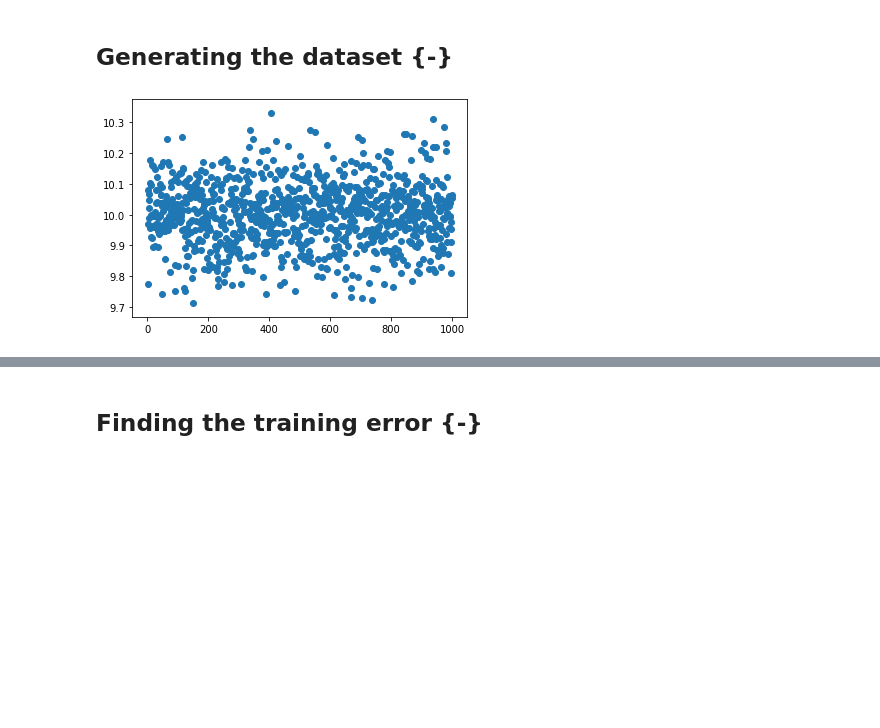
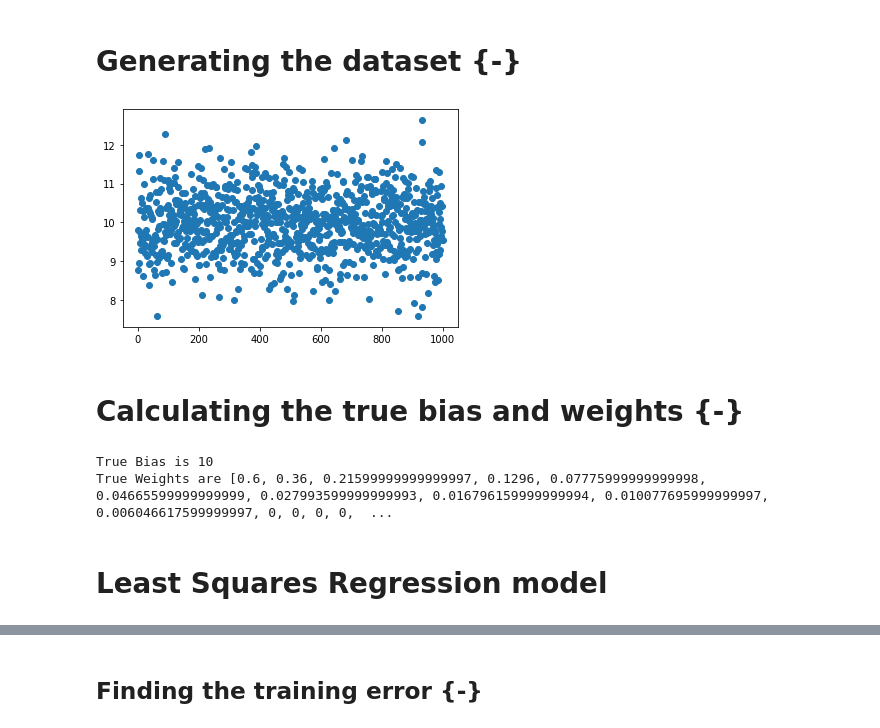
Before and after one commit to harsh-bhatt-25/ML_CS536, a Jupyter notebook: Assignment 5/Linear Regression.ipynb, the cells around one changed output, grey strips where cells are left out. Drawn from its saved outputs; the diff is of its cells as text; code cells hidden in the pictures; blank space fills up the shorter version.

```diff
--- a/Assignment 5/Linear Regression.ipynb
+++ b/Assignment 5/Linear Regression.ipynb
@@ -2,7 +2,7 @@
 import numpy as np
 import matplotlib.pyplot as plt
 # %% [markdown]
-## Generating the dataset {-}
+# Generating the dataset {-}
 # %%
 def generate(k):
 
@@ -34,18 +34,18 @@ def generate(k):
 
 
         def generate_y(x):
-            for i in range(1, 11):
-                a = ((0.6 ** i) * x[i])
-            Y[j] = 10 + a + np.random.normal(mu, sigma_sq)
-
+            a = [0.6**(i) for i in range(1,11)]
+            Y[j] = 10 + np.dot(a, x[1:11]) + np.random.normal(mu, sigma_sq)
 
         generate_x()
         generate_y(x_val)
-    plt.scatter([p+1 for p in range(k)], Y)
-    plt.show()
+
     return X, Y
 # %%
 # The parameter passed here is the 'm', i.e., number of datapoints.
-lr_x, lr_y = generate(1000)
+m_datapoints = 1000
+lr_x, lr_y = generate(m_datapoints)
+plt.scatter([p+1 for p in range(m_datapoints)], lr_y)
+plt.show()
 # %% [output]
-[figure, old version]
+[figure, new version]
@@ -53,0 +52,14 @@ lr_x, lr_y = generate(1000)
+# %% [markdown]
+# Calculating the true bias and weights {-}
+# %%
+model_true_bias = 10
+model_true_weights = [(0.6)**i for i in range(1, 11)]
+for i in range(11, 21):
+    model_true_weights.append(0)
+print("True Bias is {}".format(model_true_bias))
+print("True Weights are {}".format(model_true_weights))
+# %% [output]
+True Bias is 10
+True Weights are [0.6, 0.36, 0.21599999999999997, 0.1296, 0.07775999999999998, 0.04665599999999999, 0.027993599999999993, 0.016796159999999994, 0.010077695999999997, 0.006046617599999997, 0, 0, 0, 0,  ...
+# %% [markdown]
+# Least Squares Regression model
```
Also changed, not shown: parts of 86 cells of this notebook, 1 other file.
